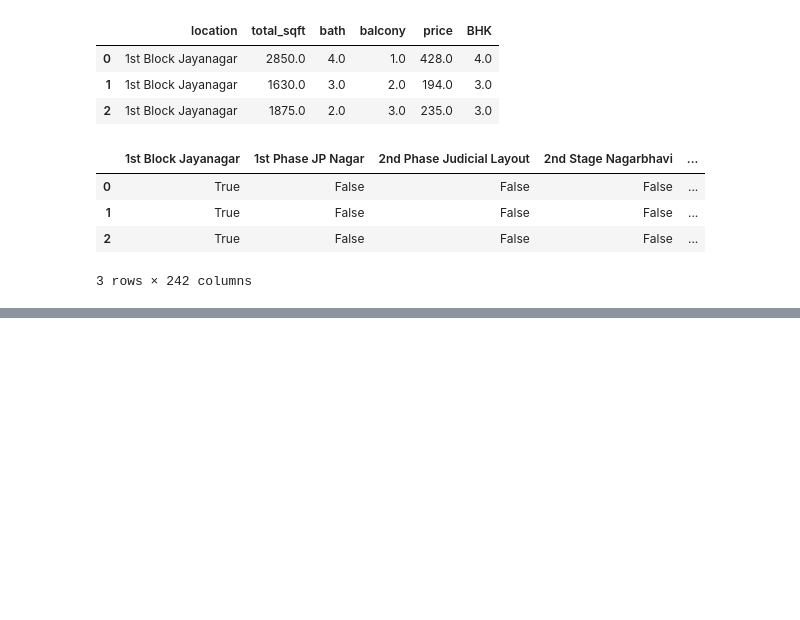
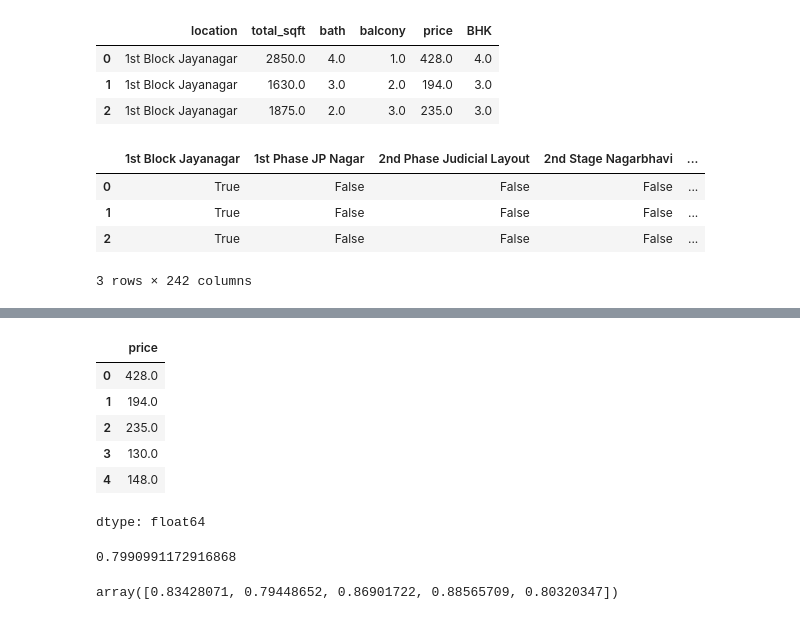
Before and after one commit to gargishita/House_Price_Prediction, a Jupyter notebook: Backend/Model/House_Price_Predictor.ipynb, the cells around one changed output, grey strips where cells are left out. Cells and saved outputs as stored; diff of their text form; code cells hidden in the pictures; blank space fills up the shorter version.

Commit message:
added model and training data

```diff
--- a/House_Price_Predictor.ipynb
+++ b/Backend/Model/House_Price_Predictor.ipynb
@@ -441,0 +474,11 @@ dummies.head(3)
+# %%
+y= df13.price
+y.head()
+# %% [output]
+|  | price |
+| 0 | 428.0 |
+| 1 | 194.0 |
+| 2 | 235.0 |
+| 3 | 130.0 |
+| 4 | 148.0 |
+dtype: float64
@@ -441,0 +488,16 @@ dummies.head(3)
+# %%
+from sklearn.linear_model import LinearRegression
+lr_clf = LinearRegression()
+lr_clf.fit(X_train,y_train)
+lr_clf.score(X_test,y_test)
+# %% [output]
+0.7990991172916868
+# %%
+from sklearn.model_selection import ShuffleSplit
+from sklearn.model_selection import cross_val_score
+
+cv = ShuffleSplit(n_splits=5, test_size=0.2, random_state=0)
+
+cross_val_score(LinearRegression(), X, y, cv=cv)
+# %% [output]
+array([0.83428071, 0.79448652, 0.86901722, 0.88565709, 0.80320347])
```
Also changed, not shown: parts of 14 cells of this notebook, 5 other files.
